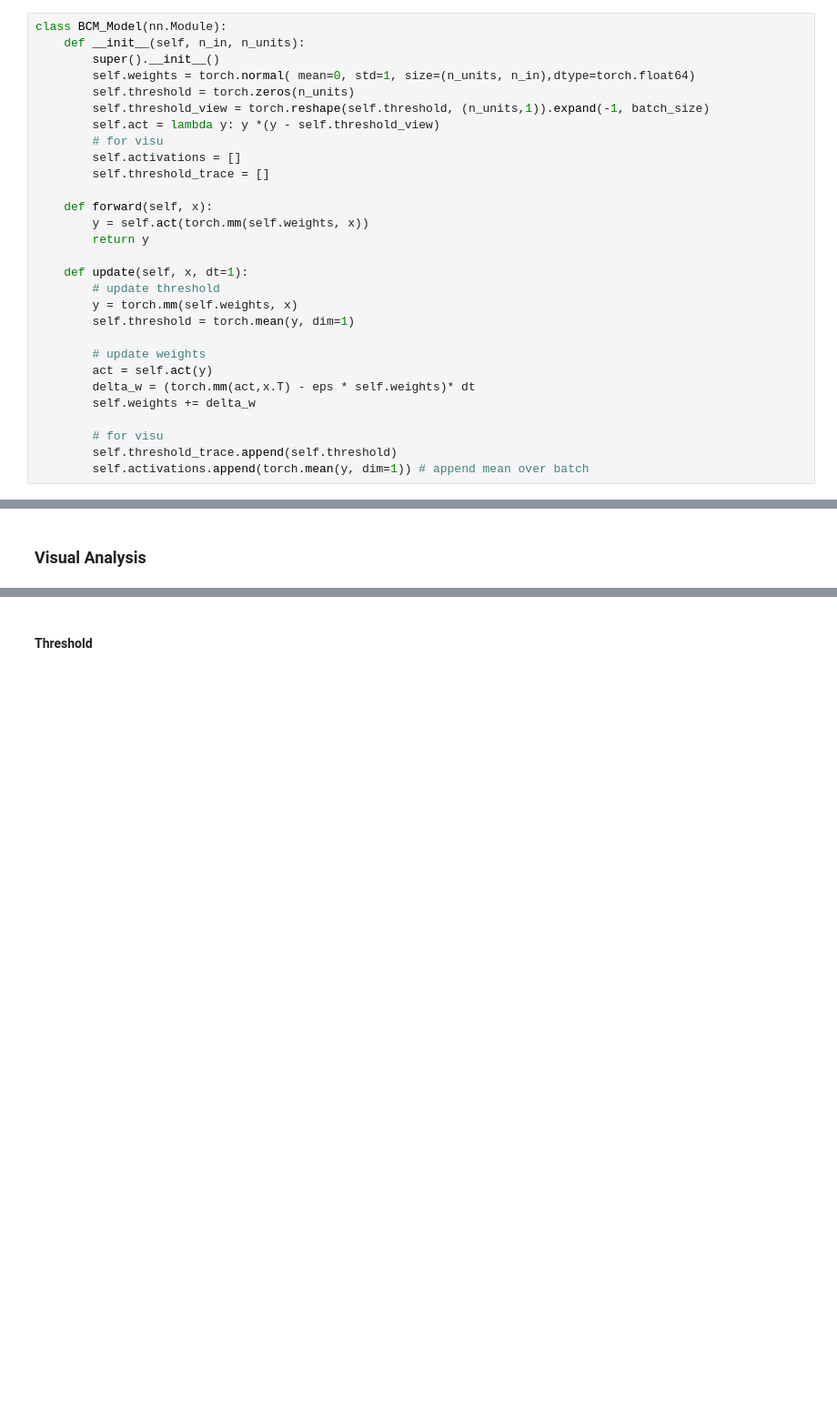
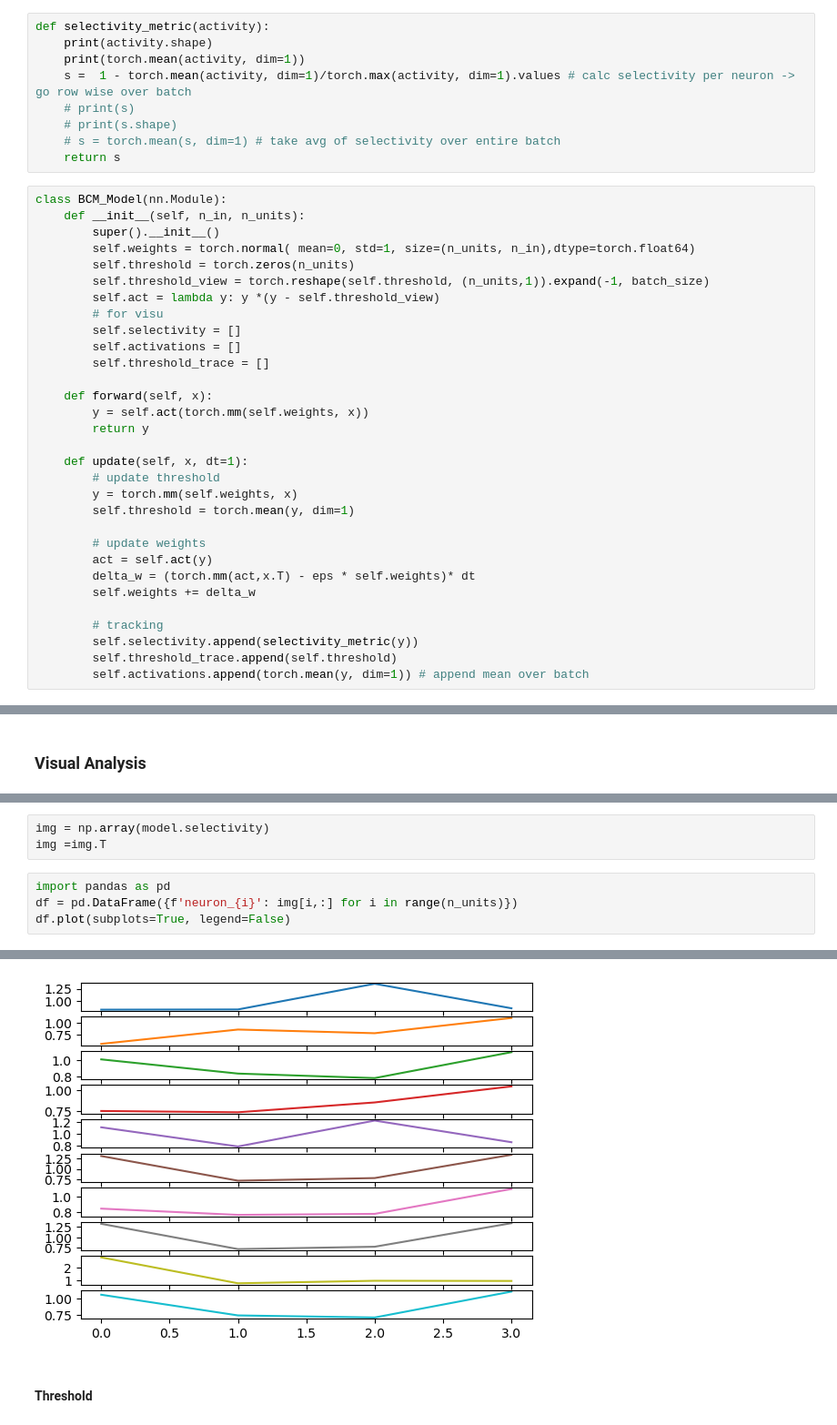
Before and after one commit to juelha/BCM_LearningRule, a Jupyter notebook: main.ipynb, the cells around one changed output, grey strips where cells are left out. Shown: that part at 91% size. Cells and saved outputs as stored; diff of their text form; blank space fills up the shorter version.

Commit message:
add selectivity metric

```diff
--- a/main.ipynb
+++ b/main.ipynb
@@ -33,6 +33,15 @@ def draw_weights(weights):
     clear_output(wait=True)
     fig.clear()
     plt.close(fig)
+# %%
+def selectivity_metric(activity):
+    print(activity.shape)
+    print(torch.mean(activity, dim=1))
+    s =  1 - torch.mean(activity, dim=1)/torch.max(activity, dim=1).values # calc selectivity per neuron -> go row wise over batch
+    # print(s)
+    # print(s.shape)
+    # s = torch.mean(s, dim=1) # take avg of selectivity over entire batch
+    return s
 # %%
 class BCM_Model(nn.Module):
     def __init__(self, n_in, n_units):
@@ -42,6 +51,7 @@ class BCM_Model(nn.Module):
         self.threshold_view = torch.reshape(self.threshold, (n_units,1)).expand(-1, batch_size)
         self.act = lambda y: y *(y - self.threshold_view)
         # for visu
+        self.selectivity = []
         self.activations = []
         self.threshold_trace = []
 
@@ -59,7 +69,8 @@ class BCM_Model(nn.Module):
         delta_w = (torch.mm(act,x.T) - eps * self.weights)* dt
         self.weights += delta_w
 
-        # for visu
+        # tracking
+        self.selectivity.append(selectivity_metric(y))
         self.threshold_trace.append(self.threshold)
         self.activations.append(torch.mean(y, dim=1)) # append mean over batch
 # %%
@@ -96,0 +114,8 @@ for epoch in range(n_epochs):
+# %%
+img = np.array(model.selectivity)
+img =img.T
+# %%
+import pandas as pd
+df = pd.DataFrame({f'neuron_{i}': img[i,:] for i in range(n_units)})
+df.plot(subplots=True, legend=False)
+# %% [output]
@@ -97,3 +124,4 @@ for epoch in range(n_epochs):
+[figure, added]
 # %% [markdown]
 #### Threshold
 # %%
```
Also changed, not shown: parts of 4 cells of this notebook.
